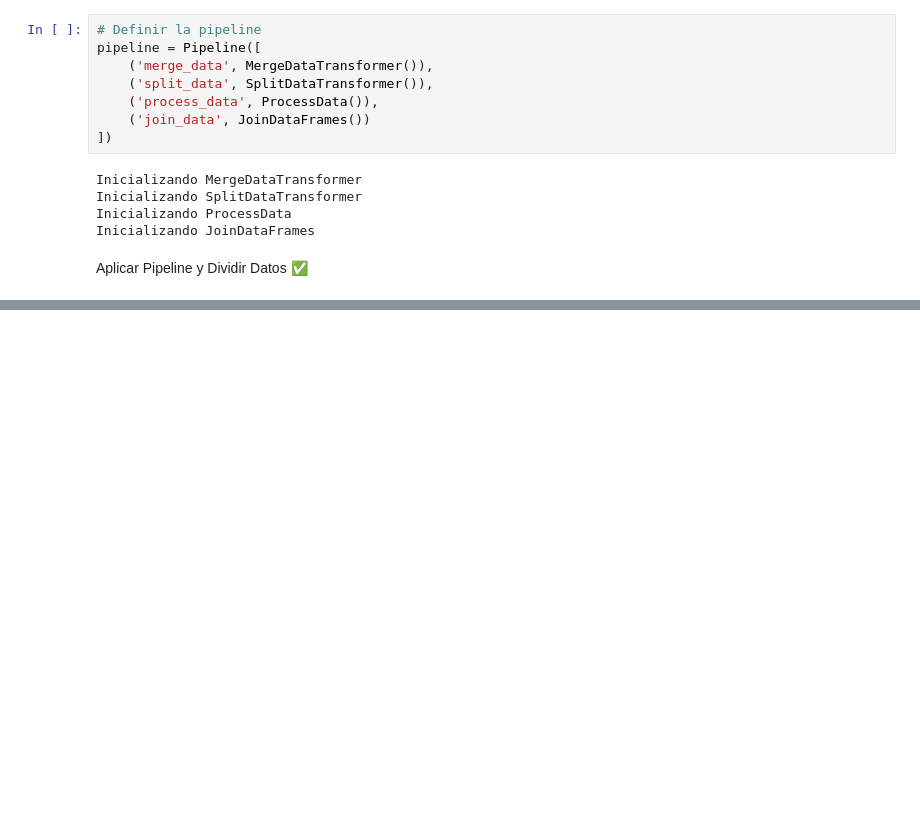
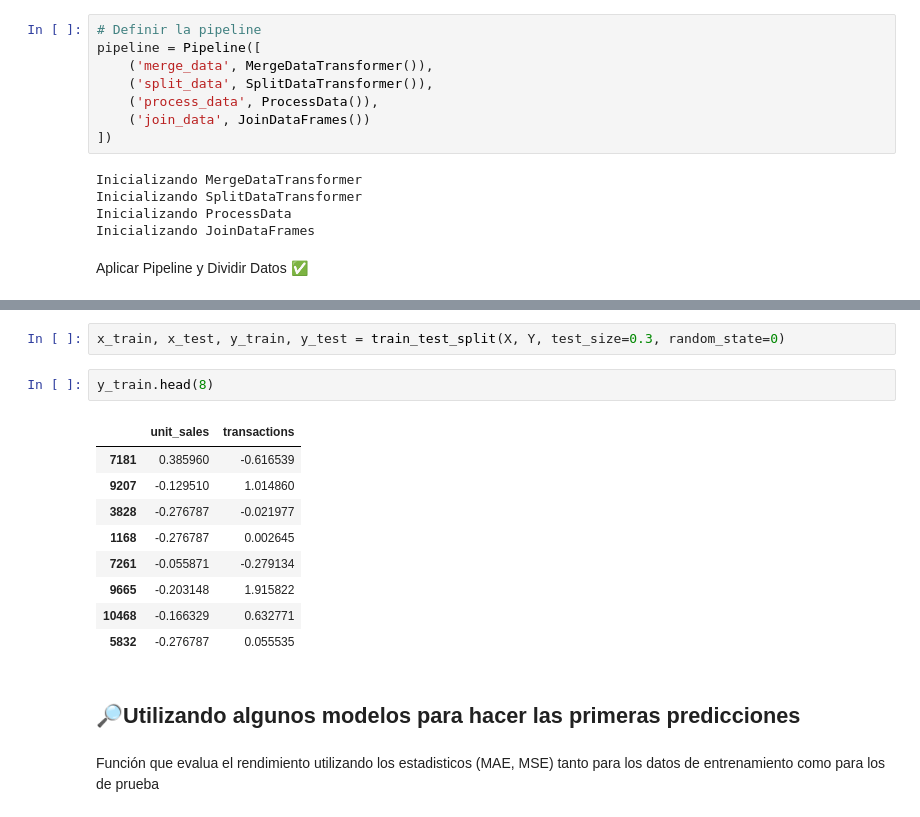
Before and after one commit to C0SS10/AI4ENG, a Jupyter notebook: 03 - Modelos-e-iteraciones.ipynb, the cells around one changed output, grey strips where cells are left out. Cells and saved outputs as stored; diff of their text form; blank space fills up the shorter version.

```diff
--- a/03 - Modelos-e-iteraciones.ipynb
+++ b/03 - Modelos-e-iteraciones.ipynb
@@ -338,0 +346,18 @@ Y = data_df[['unit_sales', 'transactions']]
+# %%
+x_train, x_test, y_train, y_test = train_test_split(X, Y, test_size=0.3, random_state=0)
+# %%
+y_train.head(8)
+# %% [output]
+|  | unit_sales | transactions |
+| 7181 | 0.385960 | -0.616539 |
+| 9207 | -0.129510 | 1.014860 |
+| 3828 | -0.276787 | -0.021977 |
+| 1168 | -0.276787 | 0.002645 |
+| 7261 | -0.055871 | -0.279134 |
+| 9665 | -0.203148 | 1.915822 |
+| 10468 | -0.166329 | 0.632771 |
+| 5832 | -0.276787 | 0.055535 |
+# %% [markdown]
+## **🔎Utilizando algunos modelos para hacer las primeras predicciones**
+# %% [markdown]
+Función que evalua el rendimiento utilizando los estadisticos (MAE, MSE) tanto para los datos de entrenamiento como para los de prueba
```
Also changed, not shown: parts of 31 cells of this notebook.
